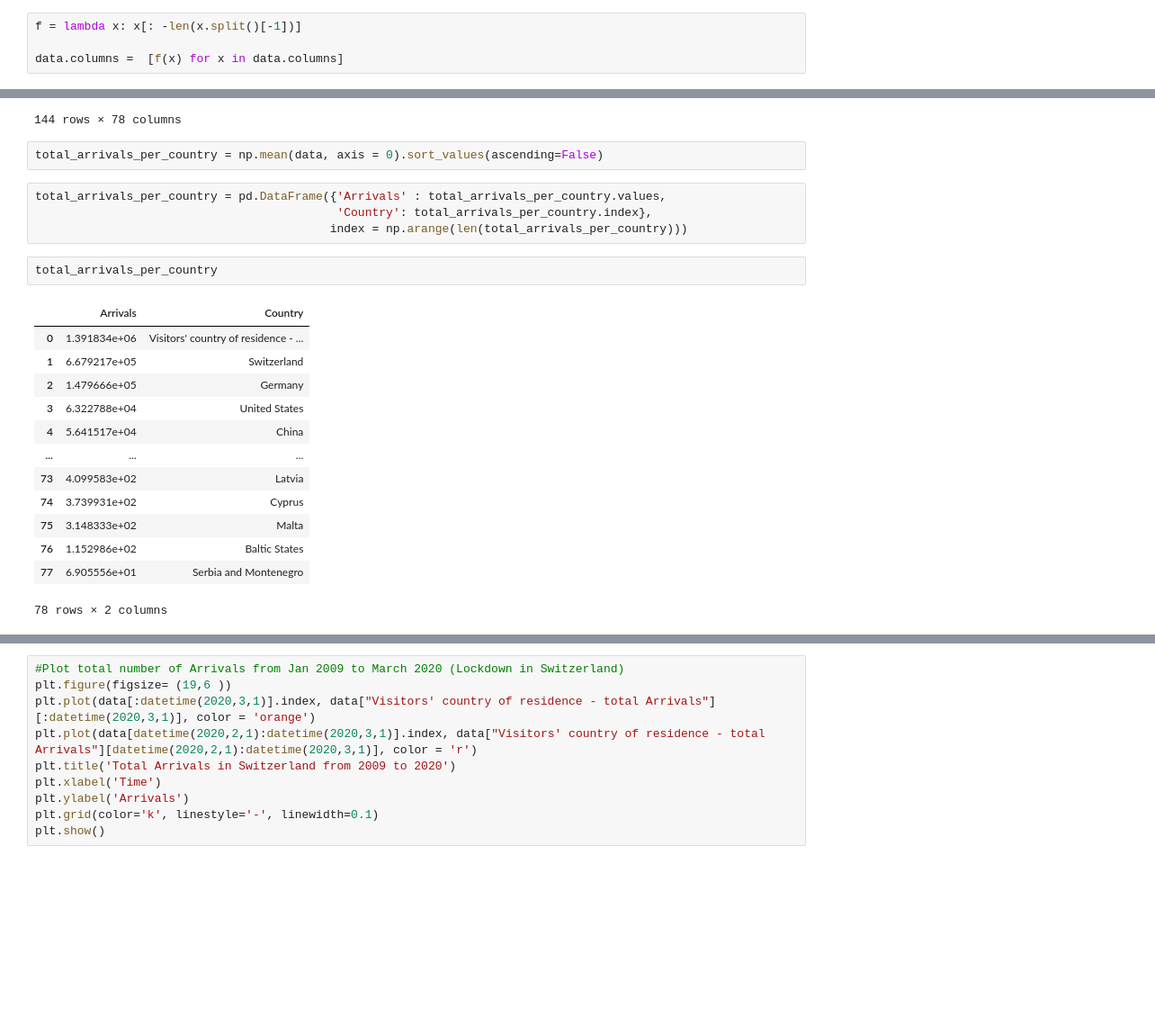
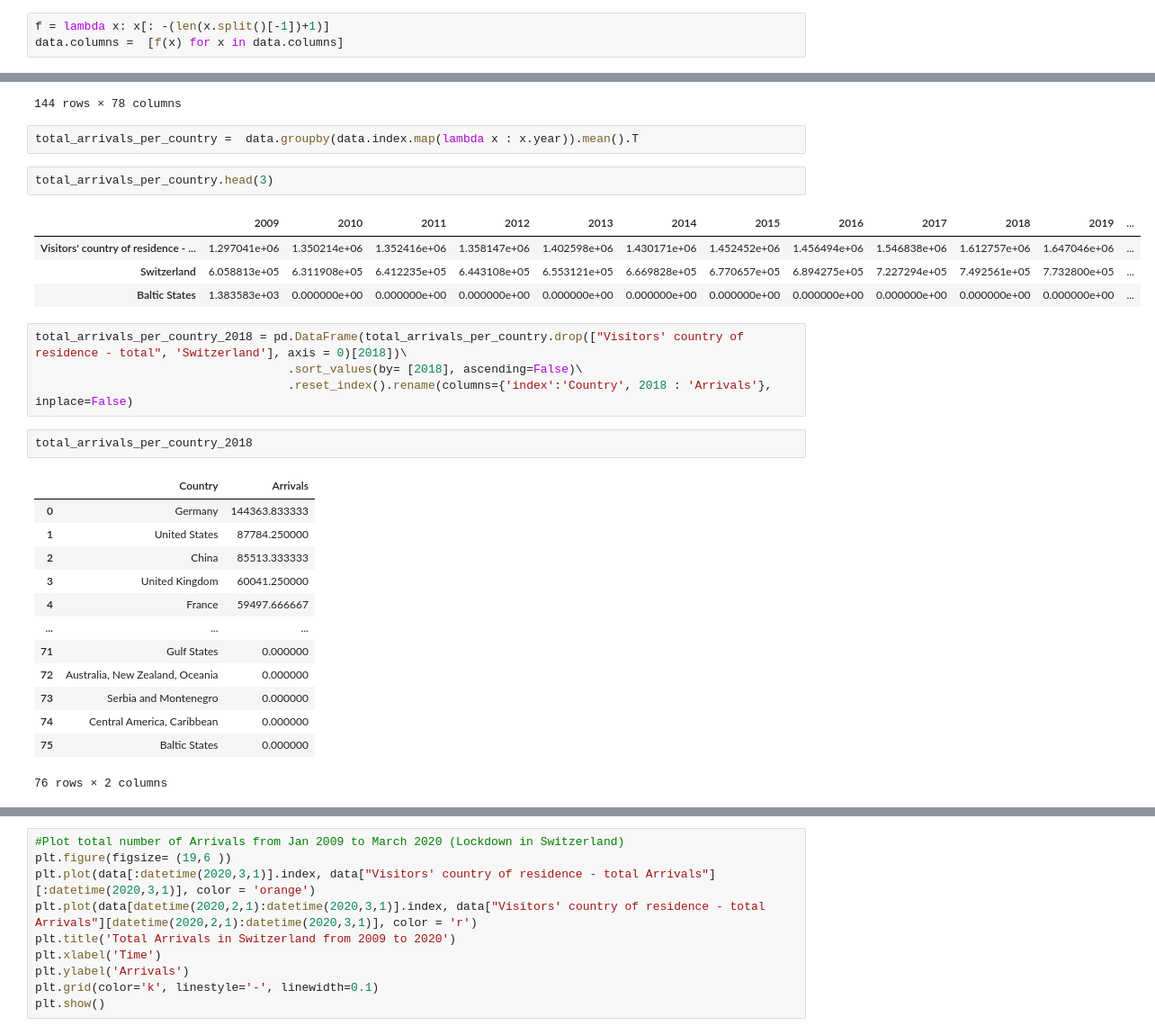
Before and after one commit to naayem/SwissHotelArrivalsPredictor, a Jupyter notebook: Project.ipynb, the cells around one changed output, grey strips where cells are left out. Shown at 90% size. Cells and saved outputs as stored; diff of their text form; blank space fills up the shorter version.

```diff
--- a/Project.ipynb
+++ b/Project.ipynb
@@ -43,6 +36,5 @@ data.head(5)
 # %%
-f = lambda x: x[: -len(x.split()[-1])]
-
+f = lambda x: x[: -(len(x.split()[-1])+1)]
 data.columns =  [f(x) for x in data.columns]
 # %%
 data
@@ -60,28 +52,35 @@ data
 | 2020-11-01 | 0.0 | 0.0 | 0.0 | 0.0 | 0.0 | 0.0 | 0.0 | 0.0 | ... |
 | 2020-12-01 | 0.0 | 0.0 | 0.0 | 0.0 | 0.0 | 0.0 | 0.0 | 0.0 | ... |
 144 rows × 78 columns
-# %%
-total_arrivals_per_country = np.mean(data, axis = 0).sort_values(ascending=False)
-# %%
-total_arrivals_per_country = pd.DataFrame({'Arrivals' : total_arrivals_per_country.values,
-                                           'Country': total_arrivals_per_country.index},
-                                          index = np.arange(len(total_arrivals_per_country)))
+# %%
+total_arrivals_per_country =  data.groupby(data.index.map(lambda x : x.year)).mean().T
 # %%
-total_arrivals_per_country
+total_arrivals_per_country.head(3)
 # %% [output]
-|  | Arrivals | Country |
-| 0 | 1.391834e+06 | Visitors' country of residence - ... |
-| 1 | 6.679217e+05 | Switzerland |
-| 2 | 1.479666e+05 | Germany |
-| 3 | 6.322788e+04 | United States |
-| 4 | 5.641517e+04 | China |
-| ... | ... | ... |
-| 73 | 4.099583e+02 | Latvia |
-| 74 | 3.739931e+02 | Cyprus |
-| 75 | 3.148333e+02 | Malta |
-| 76 | 1.152986e+02 | Baltic States |
-| 77 | 6.905556e+01 | Serbia and Montenegro |
+|  | 2009 | 2010 | 2011 | 2012 | 2013 | 2014 | 2015 | 2016 | 2017 | 2018 | 2019 | ... |
+| Visitors' country of residence - ... | 1.297041e+06 | 1.350214e+06 | 1.352416e+06 | 1.358147e+06 | 1.402598e+06 | 1.430171e+06 | 1.452452e+06 | 1.456494e+06 | 1.546838e+06 | 1.612757e+06 | 1.647046e+06 | ... |
+| Switzerland | 6.058813e+05 | 6.311908e+05 | 6.412235e+05 | 6.443108e+05 | 6.553121e+05 | 6.669828e+05 | 6.770657e+05 | 6.894275e+05 | 7.227294e+05 | 7.492561e+05 | 7.732800e+05 | ... |
+| Baltic States | 1.383583e+03 | 0.000000e+00 | 0.000000e+00 | 0.000000e+00 | 0.000000e+00 | 0.000000e+00 | 0.000000e+00 | 0.000000e+00 | 0.000000e+00 | 0.000000e+00 | 0.000000e+00 | ... |
-78 rows × 2 columns
+# %%
+total_arrivals_per_country_2018 = pd.DataFrame(total_arrivals_per_country.drop(["Visitors' country of residence - total", 'Switzerland'], axis = 0)[2018])\
+                                    .sort_values(by= [2018], ascending=False)\
+                                    .reset_index().rename(columns={'index':'Country', 2018 : 'Arrivals'}, inplace=False)
+# %%
+total_arrivals_per_country_2018
+# %% [output]
+|  | Country | Arrivals |
+| 0 | Germany | 144363.833333 |
+| 1 | United States | 87784.250000 |
+| 2 | China | 85513.333333 |
+| 3 | United Kingdom | 60041.250000 |
+| 4 | France | 59497.666667 |
+| ... | ... | ... |
+| 71 | Gulf States | 0.000000 |
+| 72 | Australia, New Zealand, Oceania | 0.000000 |
+| 73 | Serbia and Montenegro | 0.000000 |
+| 74 | Central America, Caribbean | 0.000000 |
+| 75 | Baltic States | 0.000000 |
+76 rows × 2 columns
 # %%
 import seaborn as sns
 
```
Also changed, not shown: parts of 6 cells of this notebook.
